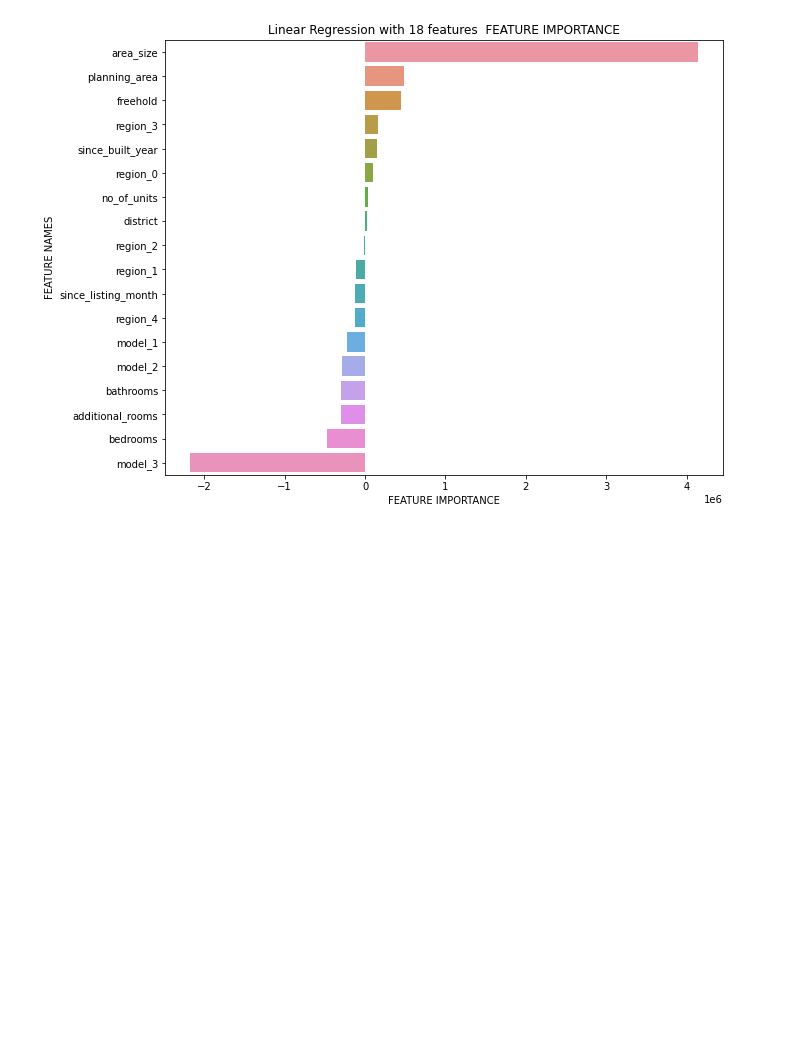
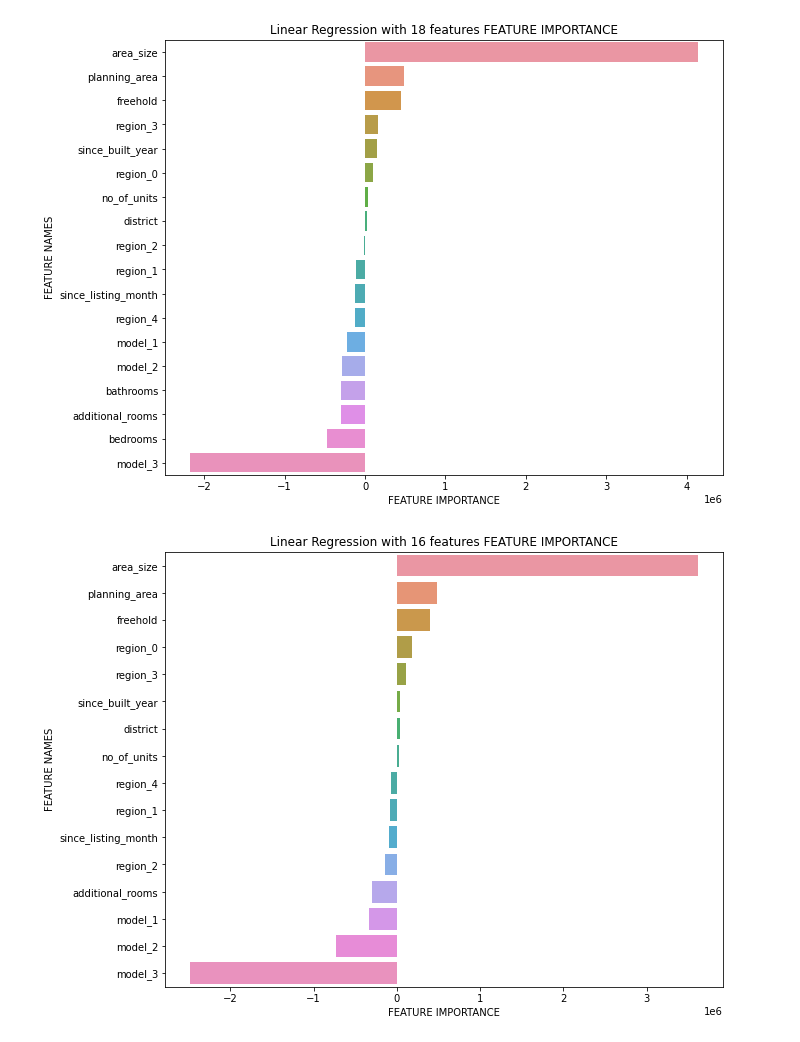
Before and after one commit to luoxiangyi222/cs5228-team-not-found, a Jupyter notebook: cs5228_project_nancy.ipynb, the cells around one changed output. Saved outputs shown, nothing was run; the diff lists cells and outputs as text; code cells hidden in the pictures; blank space fills up the shorter version.

Commit message:
5 linear regression models using different features

```diff
--- a/cs5228_project_nancy.ipynb
+++ b/cs5228_project_nancy.ipynb
@@ -341,2 +497,16 @@ plot_feature_importance(lm_red.coef_,X_train_red.columns,'Linear Regression with
 # %% [output]
 [figure]
+# %%
+# further eliminates bedroom and bathroom since relatively high correlation
+x_reduced = X_train_red.drop(columns = ['bedrooms', 'bathrooms'])
+lm_fred = LinearRegression()
+folds = KFold(n_splits = 5, shuffle = True, random_state = 100)
+fred_r2_scores = cross_val_score(lm_fred, x_reduced, y_train_red, scoring='r2', cv=folds)
+fred_rmse = cross_val_score(lm_fred, x_reduced, y_train_red, scoring='neg_root_mean_squared_error', cv=folds)
+# %%
+lm_fred.fit(x_reduced, y_train_red)
+lm_fred.coef_
+plot_feature_importance(lm_fred.coef_,x_reduced.columns,'Linear Regression with 16 features')
+plt.savefig('Linear Regression with 16 features.jpeg')
+# %% [output]
+[figure, added]
```
Also changed, not shown: parts of 33 cells of this notebook, 12 other files.
